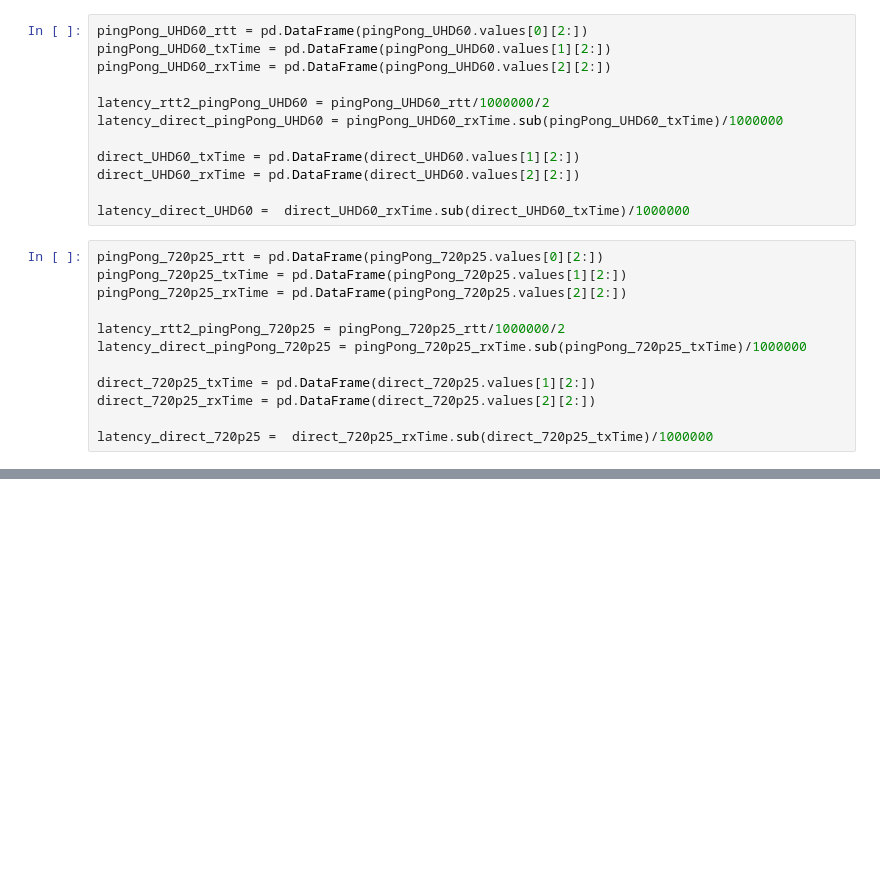
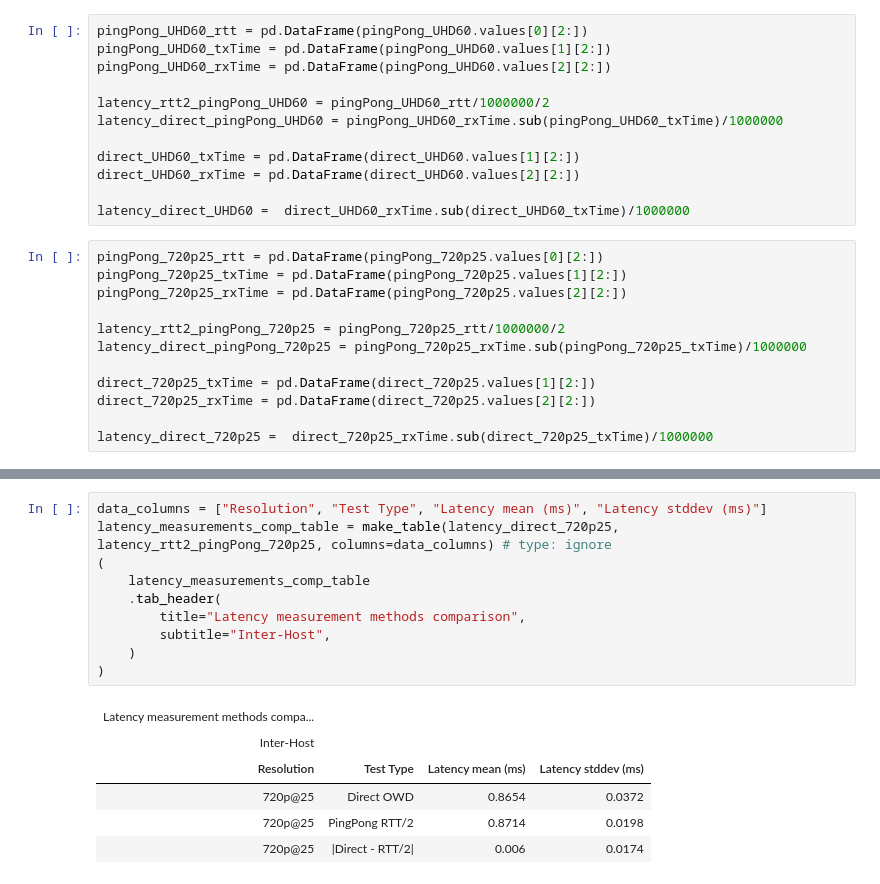
Before and after one commit to jonasohland/mts-fabrics-study, a Jupyter notebook: notebooks/other/pingpong-vs-oneway.ipynb, the cells around one changed output, grey strips where cells are left out. Drawn from its saved outputs; the diff is of its cells as text; blank space fills up the shorter version.

Commit message:
added one way measurements and fixed some table on mts study.

```diff
--- a/notebooks/other/pingpong-vs-oneway.ipynb
+++ b/notebooks/other/pingpong-vs-oneway.ipynb
@@ -48,0 +80,17 @@ plt.show()
+# %%
+data_columns = ["Resolution", "Test Type", "Latency mean (ms)", "Latency stddev (ms)"]
+latency_measurements_comp_table = make_table(latency_direct_720p25, latency_rtt2_pingPong_720p25, columns=data_columns) # type: ignore
+(
+    latency_measurements_comp_table
+    .tab_header(
+        title="Latency measurement methods comparison",
+        subtitle="Inter-Host",
+    )
+)
+# %% [output]
+| Latency measurement methods compa... |  |  |  |
+| Inter-Host |  |  |  |
+| Resolution | Test Type | Latency mean (ms) | Latency stddev (ms) |
+| 720p@25 | Direct OWD | 0.8654 | 0.0372 |
+| 720p@25 | PingPong RTT/2 | 0.8714 | 0.0198 |
+| 720p@25 | |Direct - RTT/2| | 0.006 | 0.0174 |
```
Also changed, not shown: parts of 4 cells of this notebook, 1 other file.
